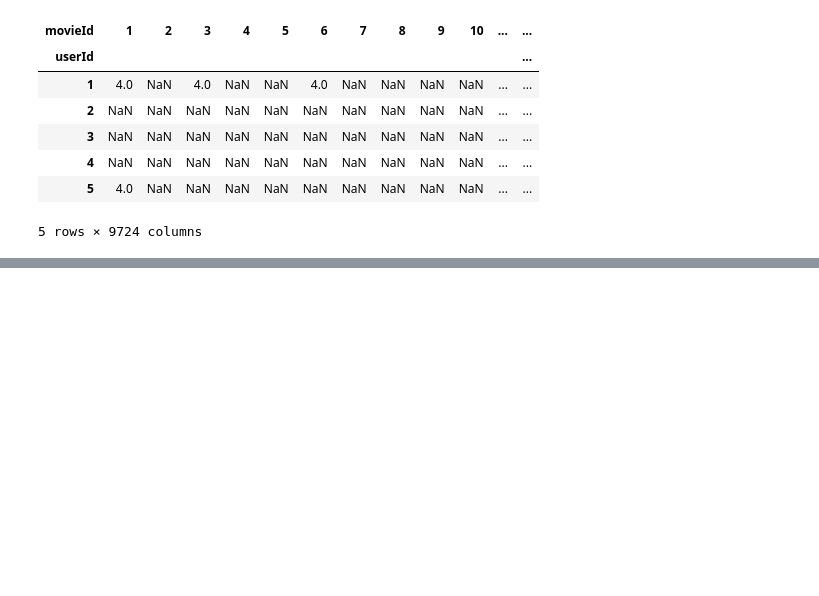
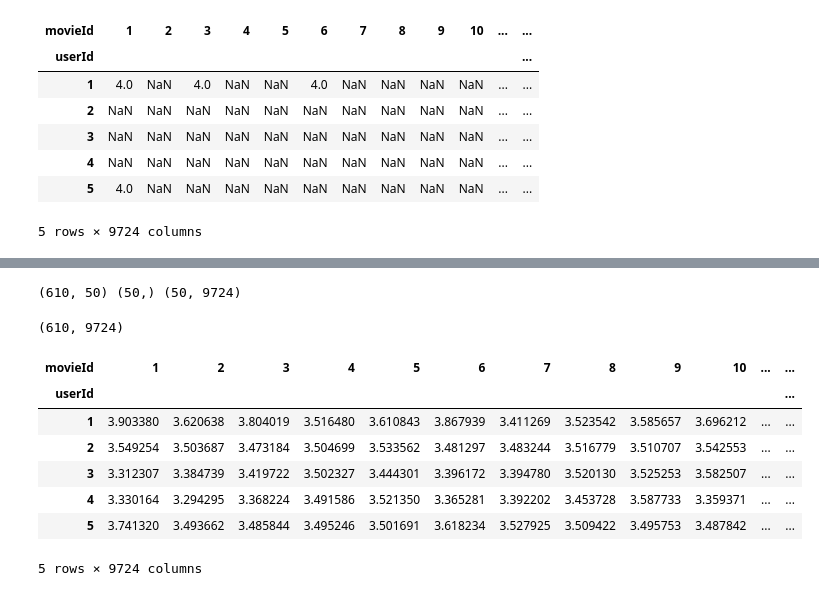
Before and after one commit to mjdacs/data612, a Jupyter notebook: project_3/eda.ipynb, the cells around one changed output, grey strips where cells are left out. Cells and saved outputs as stored; diff of their text form; code cells hidden in the pictures; blank space fills up the shorter version.

```diff
--- a/project_3/eda.ipynb
+++ b/project_3/eda.ipynb
@@ -117,0 +195,4 @@ ratings_test.head()
+# %%
+# Impute and convert from df to array using .values
+imputed_train = ratings_df.fillna(train_mean).values
+imputed_train
@@ -117,0 +213,27 @@ ratings_test.head()
+# %%
+U, s, VT = svds(imputed_train, k=50)
+# %%
+print(U.shape, s.shape, VT.shape)
+# %% [output]
+(610, 50) (50,) (50, 9724)
+# %%
+Sigma = np.diag(s)
+# %%
+B = U.dot(Sigma.dot(VT))
+B.shape
+# %% [output]
+(610, 9724)
+# %%
+df_B = pd.DataFrame(B)
+df_B.index = ratings_df.index
+df_B.columns = ratings_df.columns
+df_B.head()
+# %% [output]
+| movieId | 1 | 2 | 3 | 4 | 5 | 6 | 7 | 8 | 9 | 10 | ... | ... |
+| userId |  |  |  |  |  |  |  |  |  |  |  | ... |
+| 1 | 3.903380 | 3.620638 | 3.804019 | 3.516480 | 3.610843 | 3.867939 | 3.411269 | 3.523542 | 3.585657 | 3.696212 | ... | ... |
+| 2 | 3.549254 | 3.503687 | 3.473184 | 3.504699 | 3.533562 | 3.481297 | 3.483244 | 3.516779 | 3.510707 | 3.542553 | ... | ... |
+| 3 | 3.312307 | 3.384739 | 3.419722 | 3.502327 | 3.444301 | 3.396172 | 3.394780 | 3.520130 | 3.525253 | 3.582507 | ... | ... |
+| 4 | 3.330164 | 3.294295 | 3.368224 | 3.491586 | 3.521350 | 3.365281 | 3.392202 | 3.453728 | 3.587733 | 3.359371 | ... | ... |
+| 5 | 3.741320 | 3.493662 | 3.485844 | 3.495246 | 3.501691 | 3.618234 | 3.527925 | 3.509422 | 3.495753 | 3.487842 | ... | ... |
+5 rows × 9724 columns
```
Also changed, not shown: parts of 31 cells of this notebook, 1 other file.
